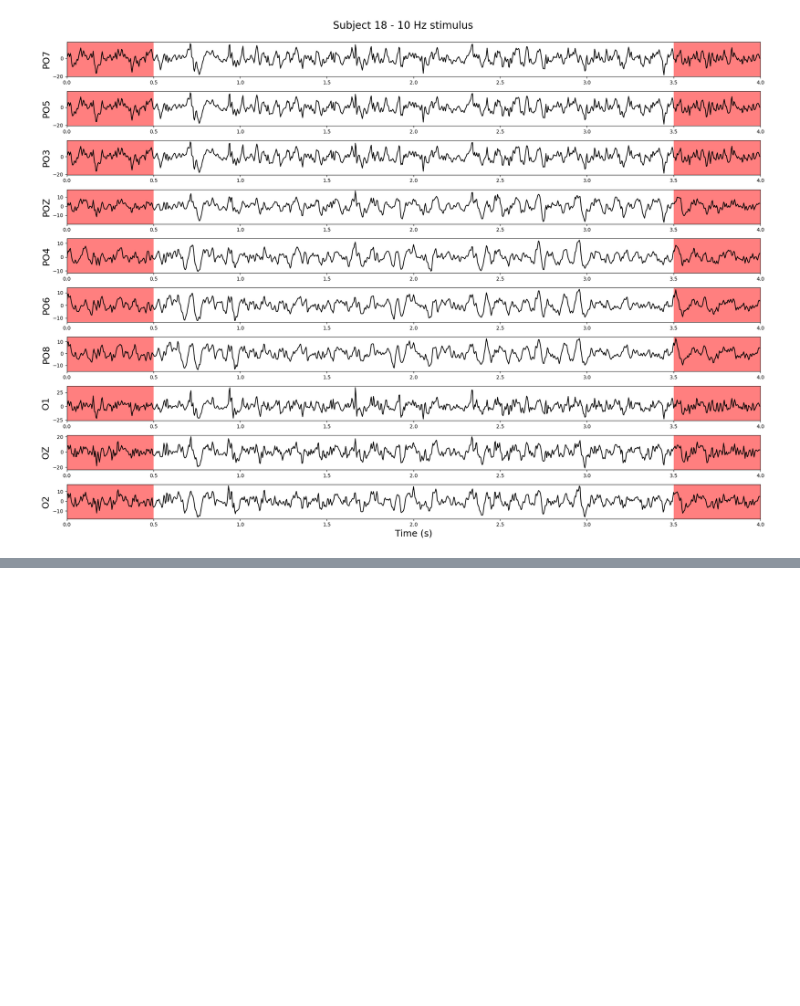
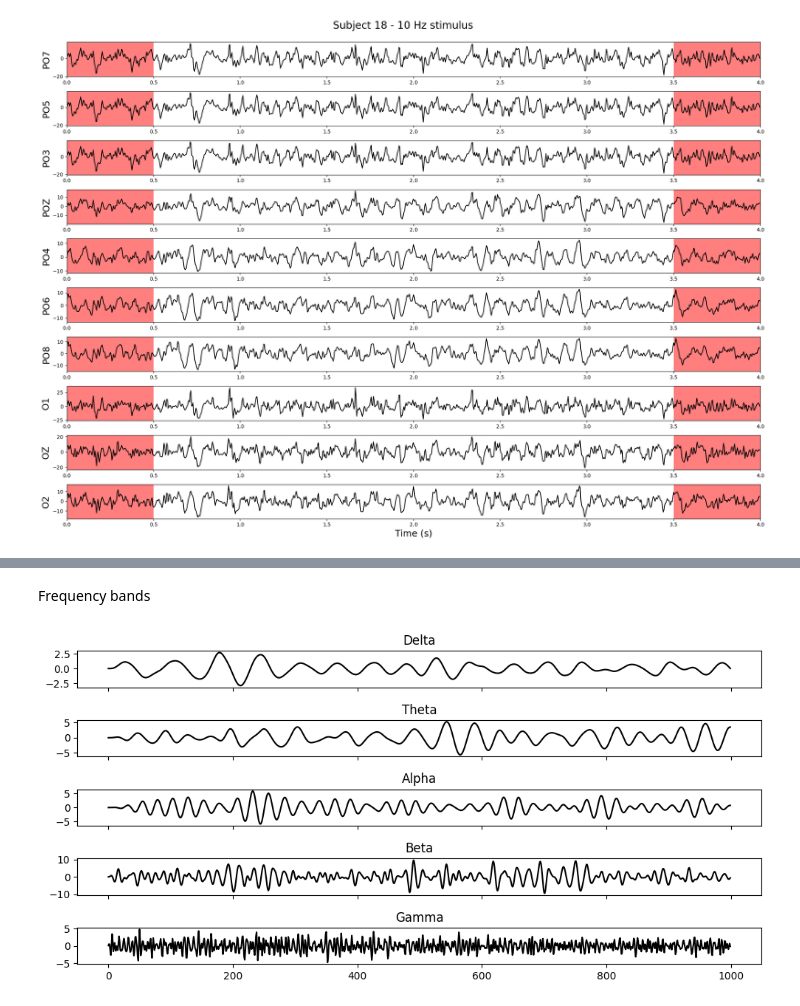
Before and after one commit to taromeseg/Sequential-Characterization-of-SSVEP-EEG-signals, a Jupyter notebook: Data_Visualization.ipynb, the cells around one changed output, grey strips where cells are left out. Drawn from its saved outputs; the diff is of its cells as text; code cells hidden in the pictures; blank space fills up the shorter version.

```diff
--- a/Data_Visualization.ipynb
+++ b/Data_Visualization.ipynb
@@ -201,0 +274,22 @@ plt.show()
+# %% [markdown]
+Frequency bands
+# %%
+eeg_data, eeg_data_stimulus_only, trial_length = utils.load_ssvep_data("Dataset Beta", 18)
+
+fs = 260.0
+bands = ['Delta', 'Theta', 'Alpha', 'Beta', 'Gamma']
+init_freq = [0.1, 4.0, 8.0, 12.0, 30.0]
+end_freq = [4.0, 8.0, 12.0, 30.0, 80.0]
+
+fig, axes = plt.subplots(nrows=5, figsize=(10, 5), sharex=True)
+
+for i, ax in enumerate(axes):
+    b, a = signal.butter(4, [init_freq[i], end_freq[i]], fs=fs, btype='band')
+    filtered_data = signal.lfilter(b, a, eeg_data[58, :, 0, 0])
+    ax.plot(filtered_data, 'k')
+    ax.set_title(bands[i])
+
+plt.tight_layout()
+plt.show()
+# %% [output]
+[figure, added]
```
Also changed, not shown: parts of 17 cells of this notebook, 4 other files.
